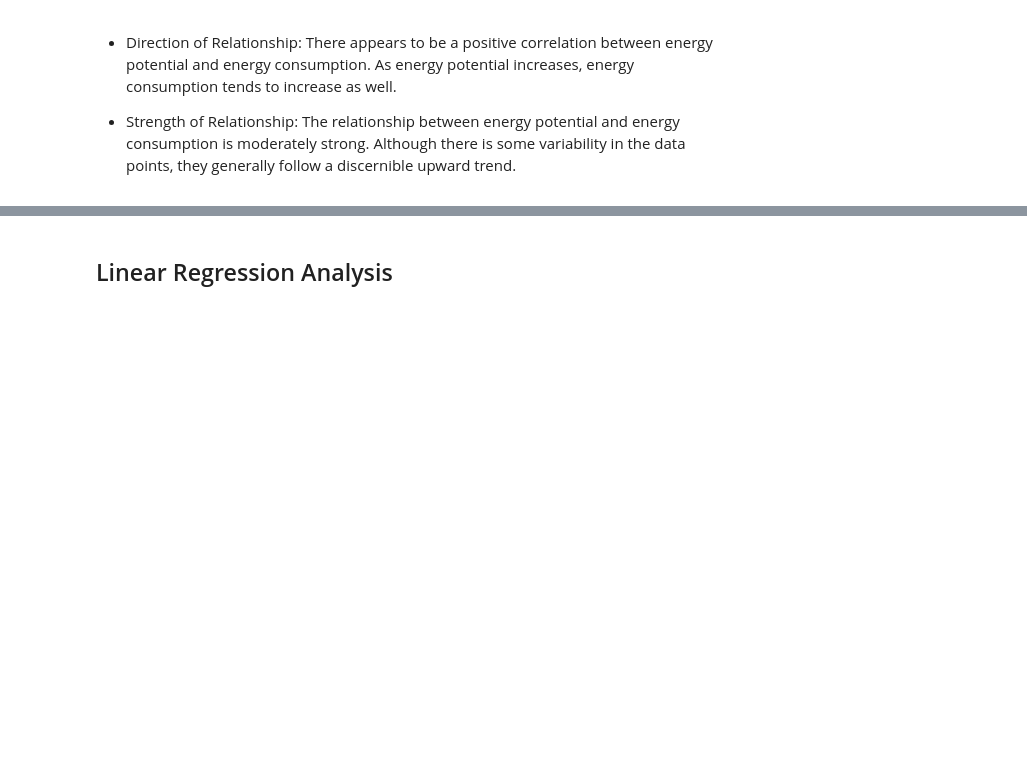
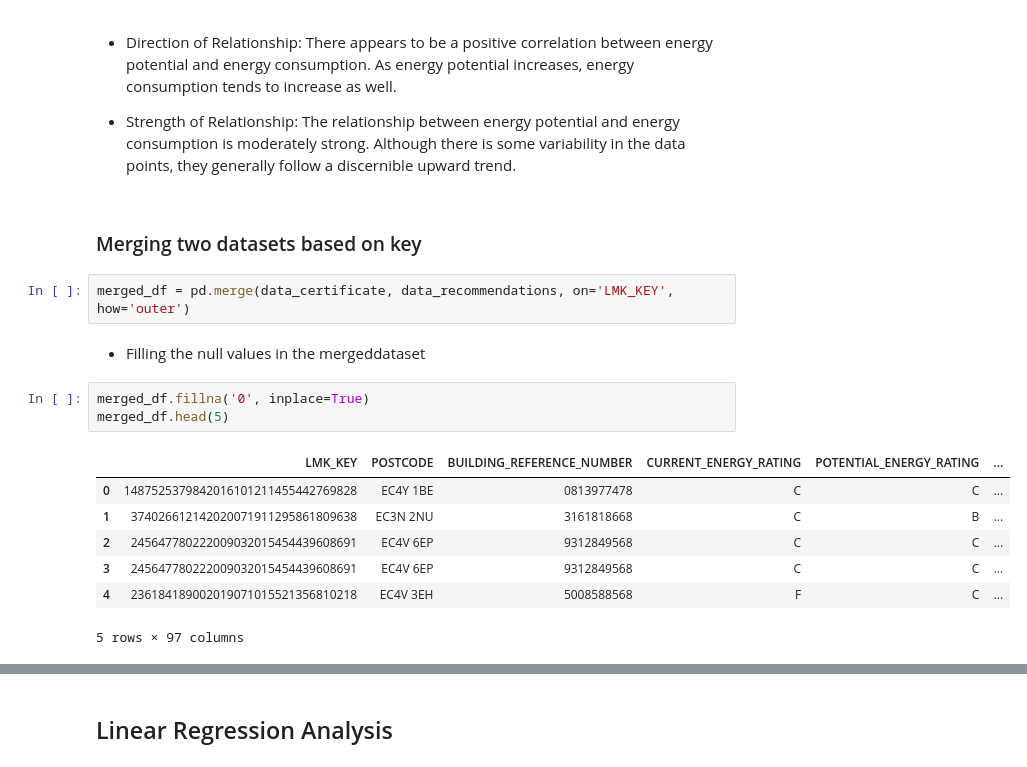
Before and after one commit to aniik8/ML-assessment, a Jupyter notebook: EDA-Assessment/EDA-Assessment.ipynb, the cells around one changed output, grey strips where cells are left out. Cells and saved outputs as stored; diff of their text form; blank space fills up the shorter version.

```diff
--- a/EDA-Assessment/EDA-Assessment.ipynb
+++ b/EDA-Assessment/EDA-Assessment.ipynb
@@ -347,3 +347,20 @@ plt.show()
 - Direction of Relationship: There appears to be a positive correlation between energy potential and energy consumption. As energy potential increases, energy consumption tends to increase as well.
 
 - Strength of Relationship: The relationship between energy potential and energy consumption is moderately strong. Although there is some variability in the data points, they generally follow a discernible upward trend.
+# %% [markdown]
+### Merging two datasets based on key
+# %%
+merged_df = pd.merge(data_certificate, data_recommendations, on='LMK_KEY', how='outer')
+# %% [markdown]
+- Filling the null values in the mergeddataset
+# %%
+merged_df.fillna('0', inplace=True)
+merged_df.head(5)
+# %% [output]
+|  | LMK_KEY | POSTCODE | BUILDING_REFERENCE_NUMBER | CURRENT_ENERGY_RATING | POTENTIAL_ENERGY_RATING | ... |
+| 0 | 1487525379842016101211455442769828 | EC4Y 1BE | 0813977478 | C | C | ... |
+| 1 | 374026612142020071911295861809638 | EC3N 2NU | 3161818668 | C | B | ... |
+| 2 | 245647780222009032015454439608691 | EC4V 6EP | 9312849568 | C | C | ... |
+| 3 | 245647780222009032015454439608691 | EC4V 6EP | 9312849568 | C | C | ... |
+| 4 | 236184189002019071015521356810218 | EC4V 3EH | 5008588568 | F | C | ... |
+5 rows × 97 columns
```
Also changed, not shown: parts of 12 cells of this notebook, 1 other file.
